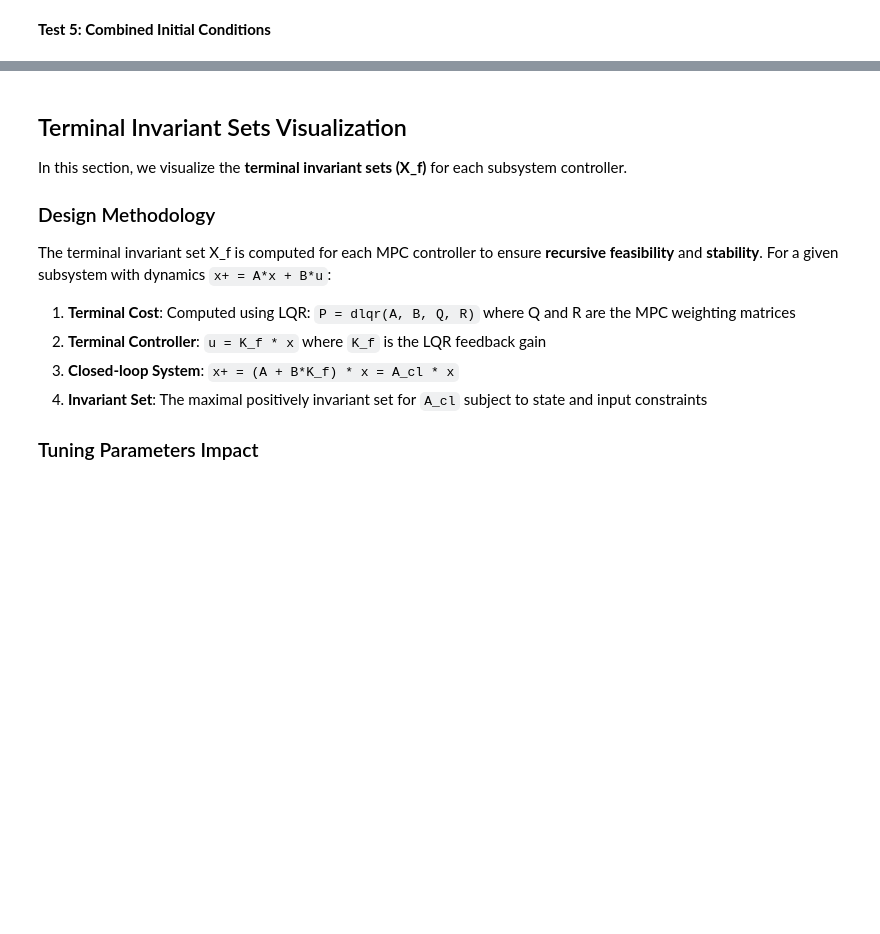
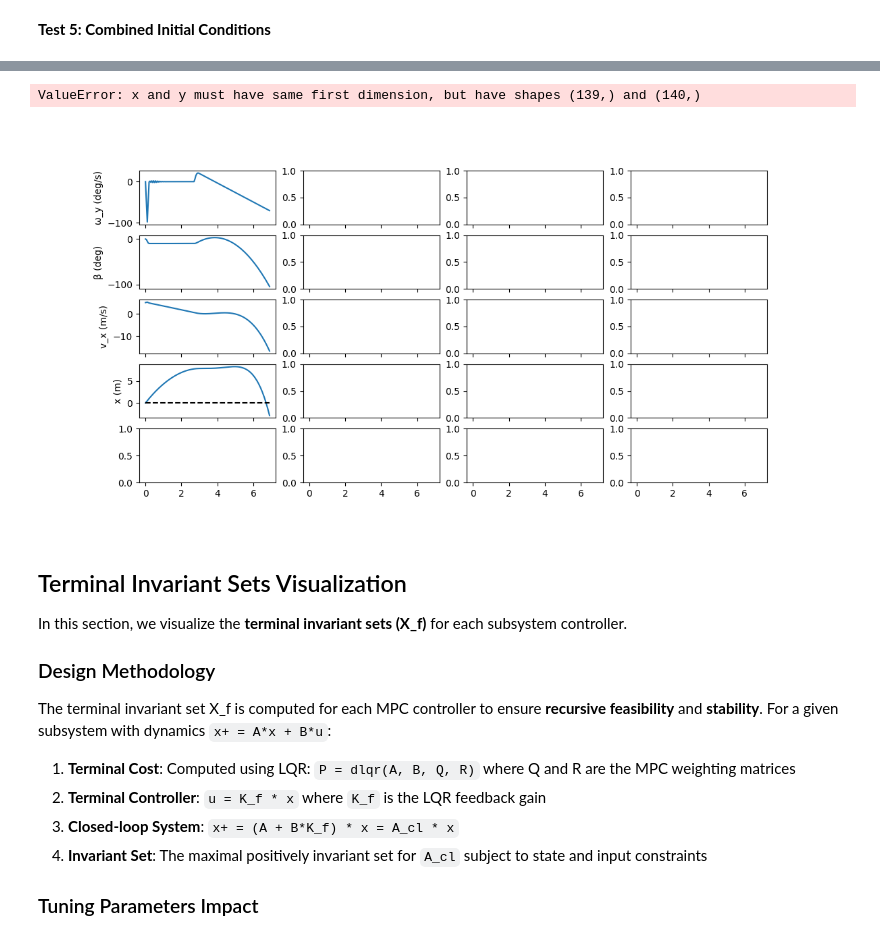
Before and after one commit to Emixm4/MPC-Course-EPFL, a Jupyter notebook: project/Deliverable_3_1/Deliverable_3_1.ipynb, the cells around one changed output, grey strips where cells are left out. Cells and saved outputs as stored; diff of their text form; code cells hidden in the pictures; blank space fills up the shorter version.

Commit message:
del 3.1 plot open/closed loop, open is not working

```diff
--- a/project/Deliverable_3_1/Deliverable_3_1.ipynb
+++ b/project/Deliverable_3_1/Deliverable_3_1.ipynb
@@ -50,7 +42,7 @@ MPC Controllers initialized:
 x0 = np.array([0.0, 0.0, 0.0, 0.0, 0.0, 0.0, 5.0, 0.0, 0.0, 0.0, 0.0, 0.0])
 
 # Run MPC simulation
-t_cl, x_cl, u_cl, t_ol, x_ol, u_ol, _ = rocket.simulate_control(
+t_cl, x_cl, u_cl, t_ol, x_ol, u_ol, ref = rocket.simulate_control(
     mpc, sim_time, H, x0, method="linear"
 )
 
@@ -354,3 +261,9 @@ vis.animate(t_cl[:-1], x_cl[:, :-1], u_cl, T_ol=t_ol[..., :-1], X_ol=x_ol, U_ol=
+# %%
+#Open
+plot_static_states_inputs(t_cl[:-1], x_cl[:, :-1], u_cl, ref[:, :-1])
+# %% [output]
+ValueError: x and y must have same first dimension, but have shapes (139,) and (140,)
+[figure, added]
 # %% [markdown]
 ## Terminal Invariant Sets Visualization
 
```
Also changed, not shown: parts of 10 cells of this notebook, 1 other file.
